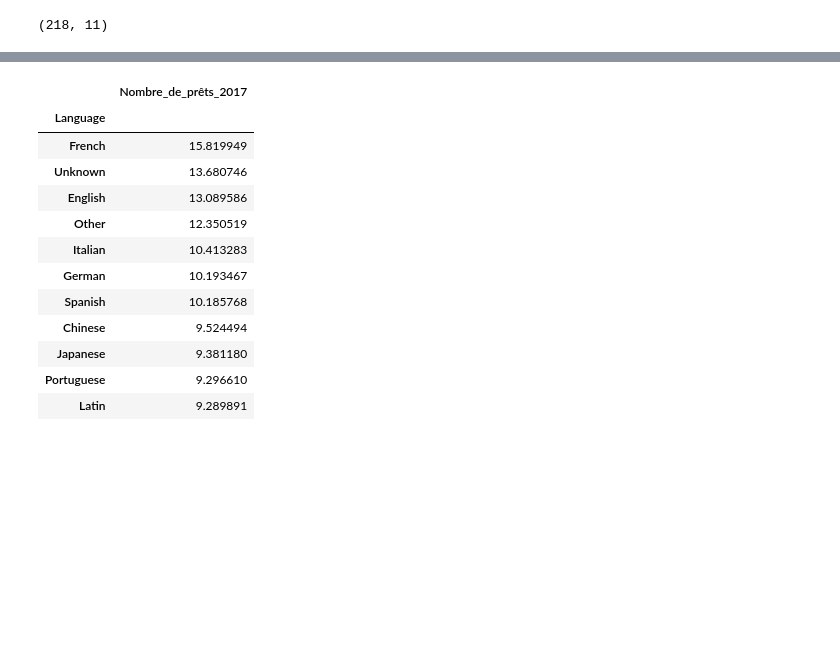
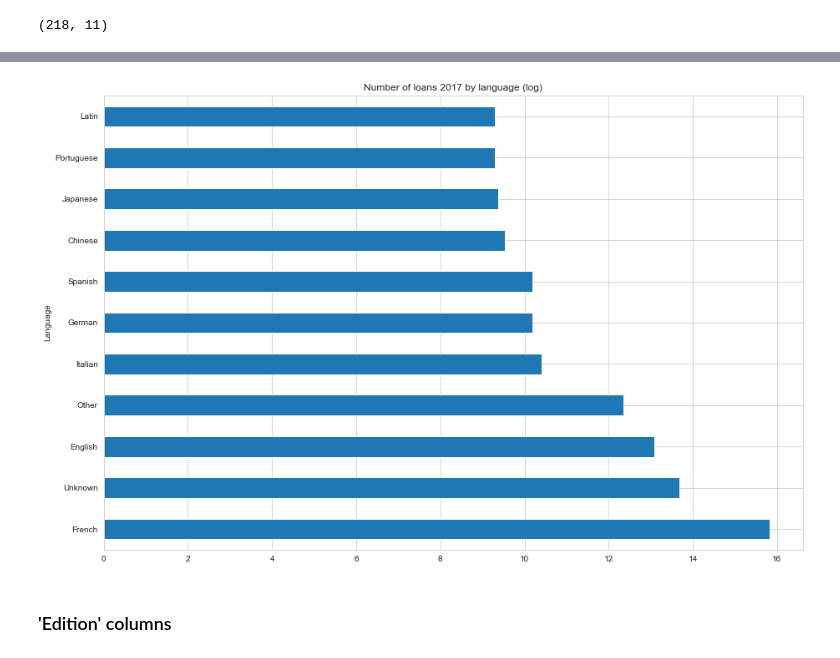
Before and after one commit to srosamont/Projects_Ironhack, a Jupyter notebook: Book_loan/Book_Loan_Cleaning.ipynb, the cells around one changed output, grey strips where cells are left out. Drawn from its saved outputs; the diff is of its cells as text; code cells hidden in the pictures; blank space fills up the shorter version.

```diff
--- a/Book_loan/Book_Loan_Cleaning.ipynb
+++ b/Book_loan/Book_Loan_Cleaning.ipynb
@@ -1334,3 +989,5 @@ Name: Age, Length: 197, dtype: int64
+# %%
+dataBook.drop(dataBook[dataBook['Age']<0].index,inplace=True)
 # %%
 #Age distribution
 sns.distplot(dataBook.Age)
@@ -1456,17 +1094,11 @@ df.Nombre_de_prêts_2017=np.log(df.Nombre_de_prêts_2017)
-# %%
-df
-# %% [output]
-|  | Nombre_de_prêts_2017 |
-| Language |  |
-| French | 15.819949 |
-| Unknown | 13.680746 |
-| English | 13.089586 |
-| Other | 12.350519 |
-| Italian | 10.413283 |
-| German | 10.193467 |
-| Spanish | 10.185768 |
-| Chinese | 9.524494 |
-| Japanese | 9.381180 |
-| Portuguese | 9.296610 |
-| Latin | 9.289891 |
+# %%
+# Plot Number of loans by language (log)
+np.log(dataBook.groupby('Language')["Nombre_de_prêts_2017"].agg('sum').sort_values(ascending=False)).plot(kind='barh',figsize=(15,10))
+plt.title('Number of loans 2017 by language (log)')
+plt.show()
+# log used or the visualization as the number of loans for the French category is much higher than the other categories
+# %% [output]
+[figure, added]
+# %% [markdown]
+### 'Edition' columns
 # %%
```
Also changed, not shown: parts of 184 cells of this notebook.
